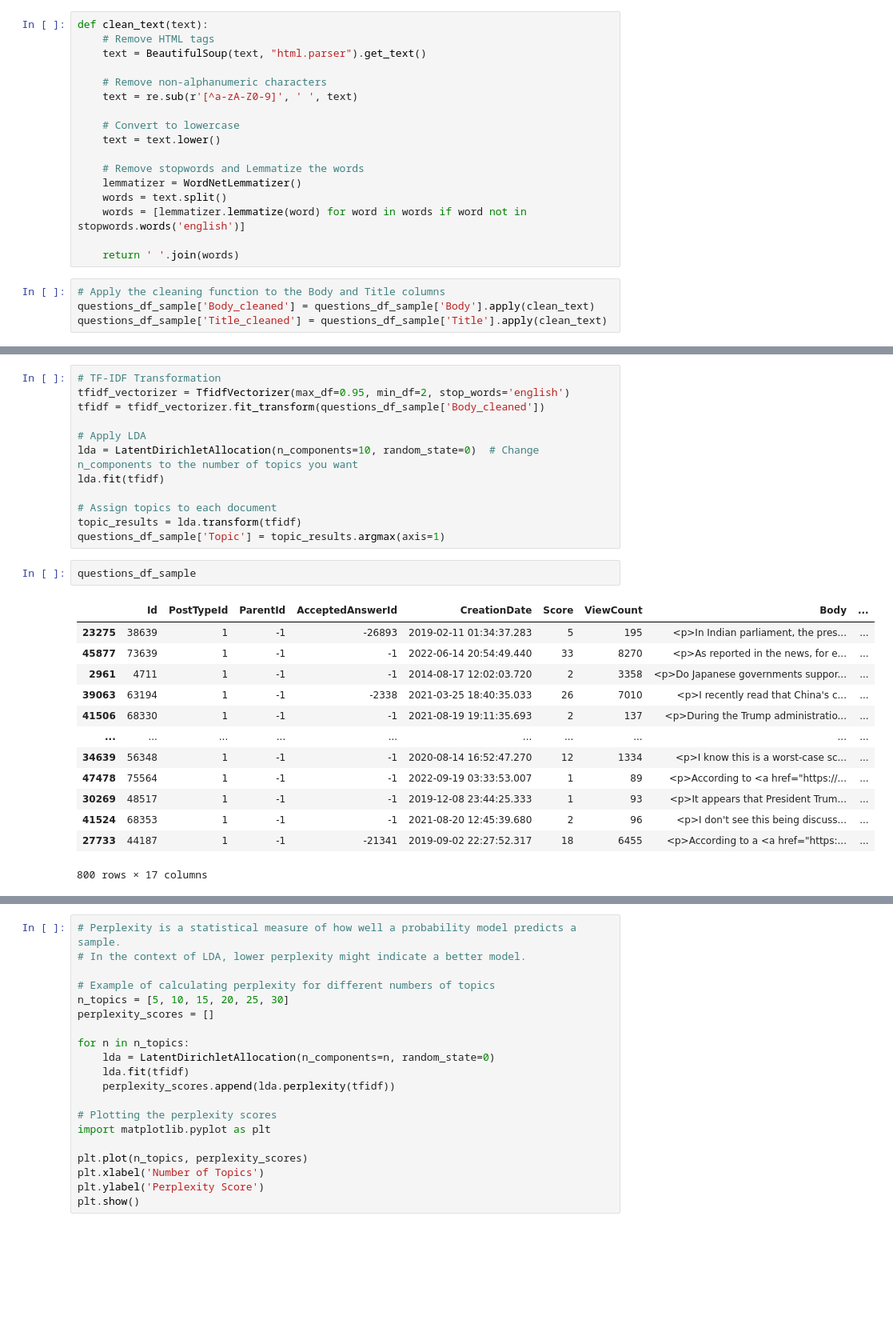
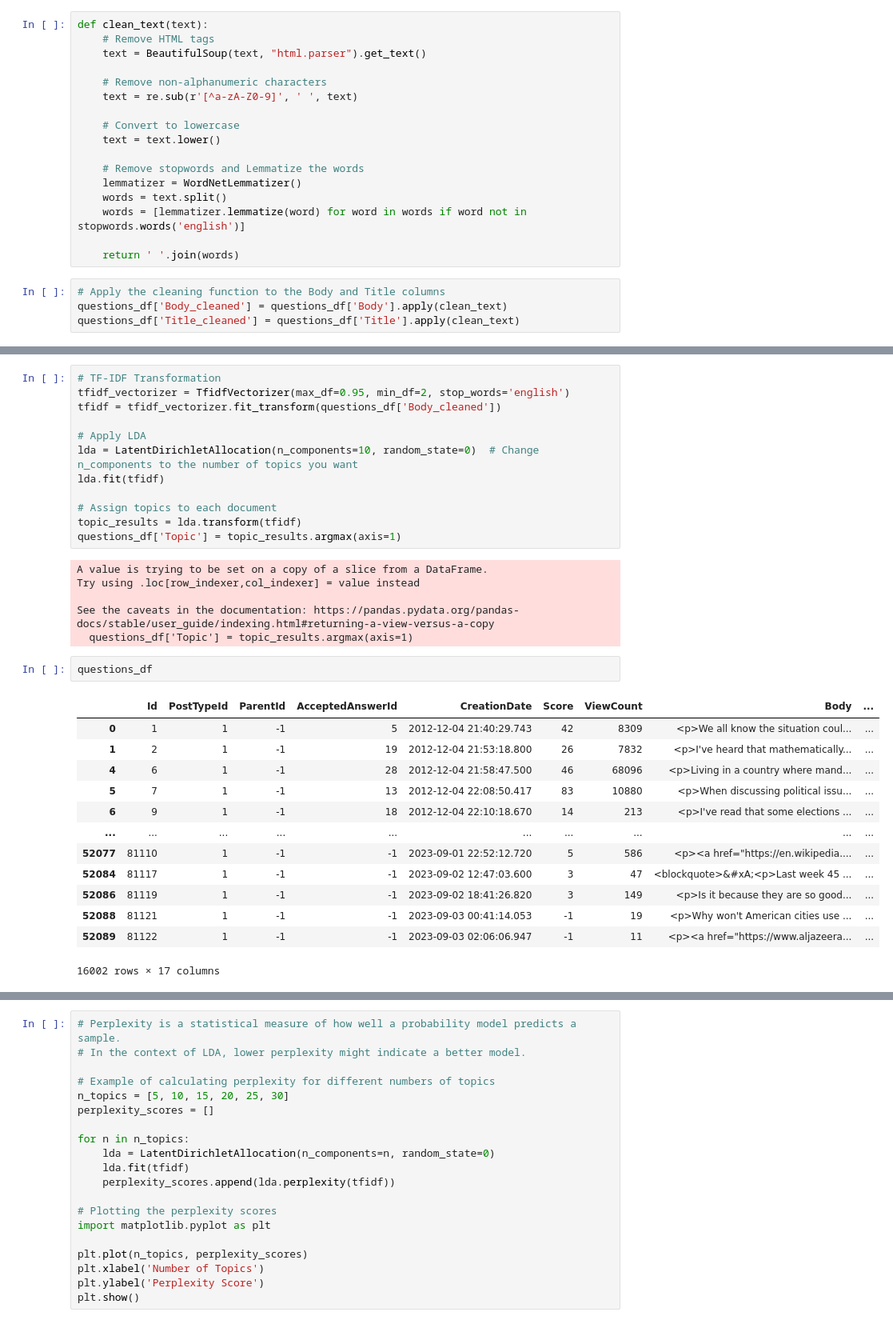
Before and after one commit to pierrehogenhaug/stackexchange_politics, a Jupyter notebook: topic_extraction.ipynb, the cells around one changed output, grey strips where cells are left out. Shown: that part at 80% size. Drawn from its saved outputs; the diff is of its cells as text; blank space fills up the shorter version.

Commit message:
exported cleaned dataframe

```diff
--- a/topic_extraction.ipynb
+++ b/topic_extraction.ipynb
@@ -71,5 +70,5 @@ def clean_text(text):
     return ' '.join(words)
 # %%
 # Apply the cleaning function to the Body and Title columns
-questions_df_sample['Body_cleaned'] = questions_df_sample['Body'].apply(clean_text)
-questions_df_sample['Title_cleaned'] = questions_df_sample['Title'].apply(clean_text)
+questions_df['Body_cleaned'] = questions_df['Body'].apply(clean_text)
+questions_df['Title_cleaned'] = questions_df['Title'].apply(clean_text)
@@ -85,7 +95,7 @@ questions_df_sample.head()
 # %%
 # TF-IDF Transformation
 tfidf_vectorizer = TfidfVectorizer(max_df=0.95, min_df=2, stop_words='english')
-tfidf = tfidf_vectorizer.fit_transform(questions_df_sample['Body_cleaned'])
+tfidf = tfidf_vectorizer.fit_transform(questions_df['Body_cleaned'])
 
 # Apply LDA
 lda = LatentDirichletAllocation(n_components=10, random_state=0)  # Change n_components to the number of topics you want
@@ -93,23 +103,29 @@ lda.fit(tfidf)
 
 # Assign topics to each document
 topic_results = lda.transform(tfidf)
-questions_df_sample['Topic'] = topic_results.argmax(axis=1)
+questions_df['Topic'] = topic_results.argmax(axis=1)
+# %% [output]
+A value is trying to be set on a copy of a slice from a DataFrame.
+Try using .loc[row_indexer,col_indexer] = value instead
+
+See the caveats in the documentation: https://pandas.pydata.org/pandas-docs/stable/user_guide/indexing.html#returning-a-view-versus-a-copy
+  questions_df['Topic'] = topic_results.argmax(axis=1)
-# %%
-questions_df_sample
-# %% [output]
-|  | Id | PostTypeId | ParentId | AcceptedAnswerId | CreationDate | Score | ViewCount | Body | ... |
-| 23275 | 38639 | 1 | -1 | -26893 | 2019-02-11 01:34:37.283 | 5 | 195 | <p>In Indian parliament, the pres... | ... |
-| 45877 | 73639 | 1 | -1 | -1 | 2022-06-14 20:54:49.440 | 33 | 8270 | <p>As reported in the news, for e... | ... |
-| 2961 | 4711 | 1 | -1 | -1 | 2014-08-17 12:02:03.720 | 2 | 3358 | <p>Do Japanese governments suppor... | ... |
-| 39063 | 63194 | 1 | -1 | -2338 | 2021-03-25 18:40:35.033 | 26 | 7010 | <p>I recently read that China's c... | ... |
-| 41506 | 68330 | 1 | -1 | -1 | 2021-08-19 19:11:35.693 | 2 | 137 | <p>During the Trump administratio... | ... |
-| ... | ... | ... | ... | ... | ... | ... | ... | ... | ... |
-| 34639 | 56348 | 1 | -1 | -1 | 2020-08-14 16:52:47.270 | 12 | 1334 | <p>I know this is a worst-case sc... | ... |
-| 47478 | 75564 | 1 | -1 | -1 | 2022-09-19 03:33:53.007 | 1 | 89 | <p>According to <a href="https://... | ... |
-| 30269 | 48517 | 1 | -1 | -1 | 2019-12-08 23:44:25.333 | 1 | 93 | <p>It appears that President Trum... | ... |
-| 41524 | 68353 | 1 | -1 | -1 | 2021-08-20 12:45:39.680 | 2 | 96 | <p>I don't see this being discuss... | ... |
-| 27733 | 44187 | 1 | -1 | -21341 | 2019-09-02 22:27:52.317 | 18 | 6455 | <p>According to a <a href="https:... | ... |
-800 rows × 17 columns
+# %%
+questions_df
+# %% [output]
+|  | Id | PostTypeId | ParentId | AcceptedAnswerId | CreationDate | Score | ViewCount | Body | ... |
+| 0 | 1 | 1 | -1 | 5 | 2012-12-04 21:40:29.743 | 42 | 8309 | <p>We all know the situation coul... | ... |
+| 1 | 2 | 1 | -1 | 19 | 2012-12-04 21:53:18.800 | 26 | 7832 | <p>I've heard that mathematically... | ... |
+| 4 | 6 | 1 | -1 | 28 | 2012-12-04 21:58:47.500 | 46 | 68096 | <p>Living in a country where mand... | ... |
+| 5 | 7 | 1 | -1 | 13 | 2012-12-04 22:08:50.417 | 83 | 10880 | <p>When discussing political issu... | ... |
+| 6 | 9 | 1 | -1 | 18 | 2012-12-04 22:10:18.670 | 14 | 213 | <p>I've read that some elections ... | ... |
+| ... | ... | ... | ... | ... | ... | ... | ... | ... | ... |
+| 52077 | 81110 | 1 | -1 | -1 | 2023-09-01 22:52:12.720 | 5 | 586 | <p><a href="https://en.wikipedia.... | ... |
+| 52084 | 81117 | 1 | -1 | -1 | 2023-09-02 12:47:03.600 | 3 | 47 | <blockquote>&#xA;<p>Last week 45 ... | ... |
+| 52086 | 81119 | 1 | -1 | -1 | 2023-09-02 18:41:26.820 | 3 | 149 | <p>Is it because they are so good... | ... |
+| 52088 | 81121 | 1 | -1 | -1 | 2023-09-03 00:41:14.053 | -1 | 19 | <p>Why won't American cities use ... | ... |
+| 52089 | 81122 | 1 | -1 | -1 | 2023-09-03 02:06:06.947 | -1 | 11 | <p><a href="https://www.aljazeera... | ... |
+16002 rows × 17 columns
 # %%
 # Viewing the topics
 
```
Also changed, not shown: parts of 5 cells of this notebook.
